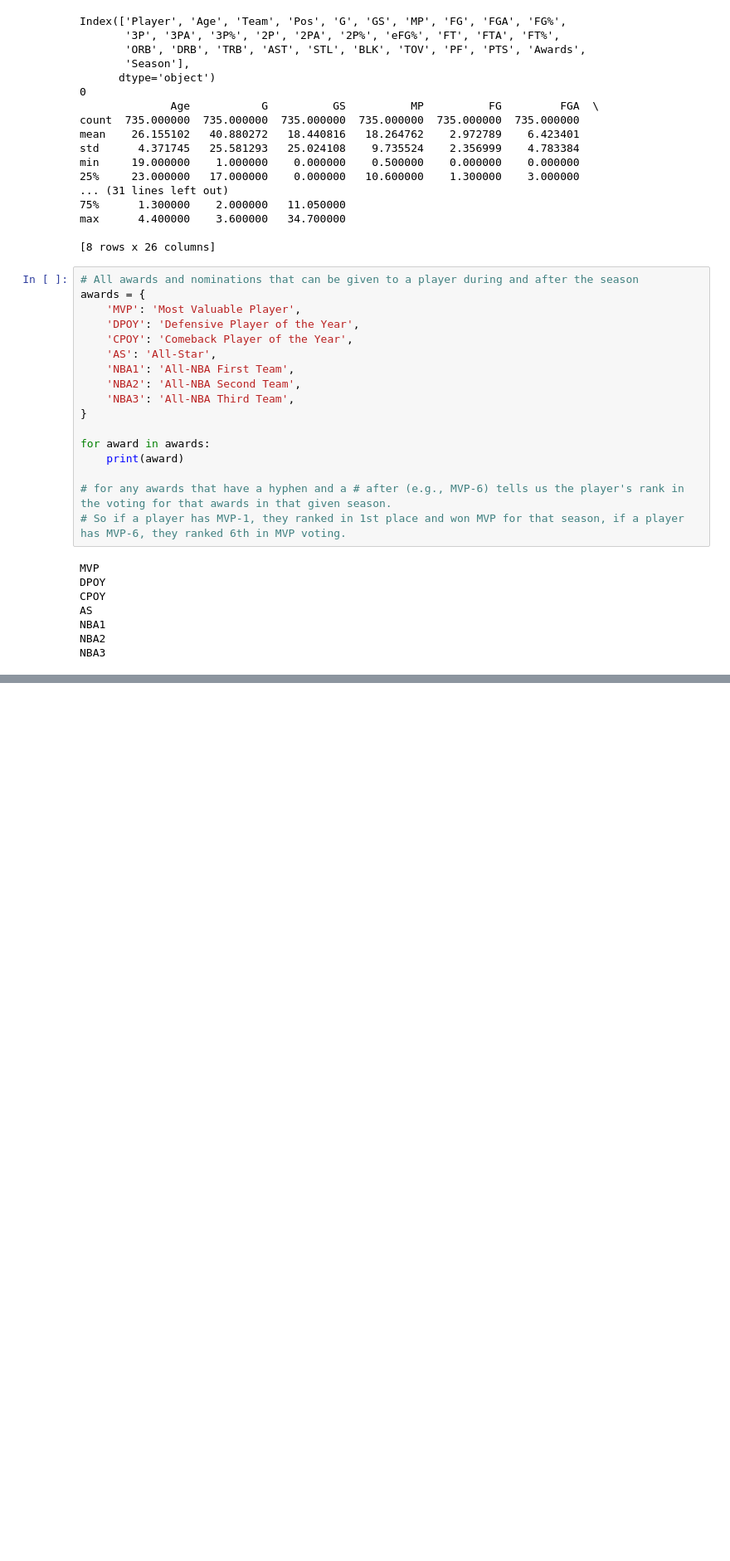
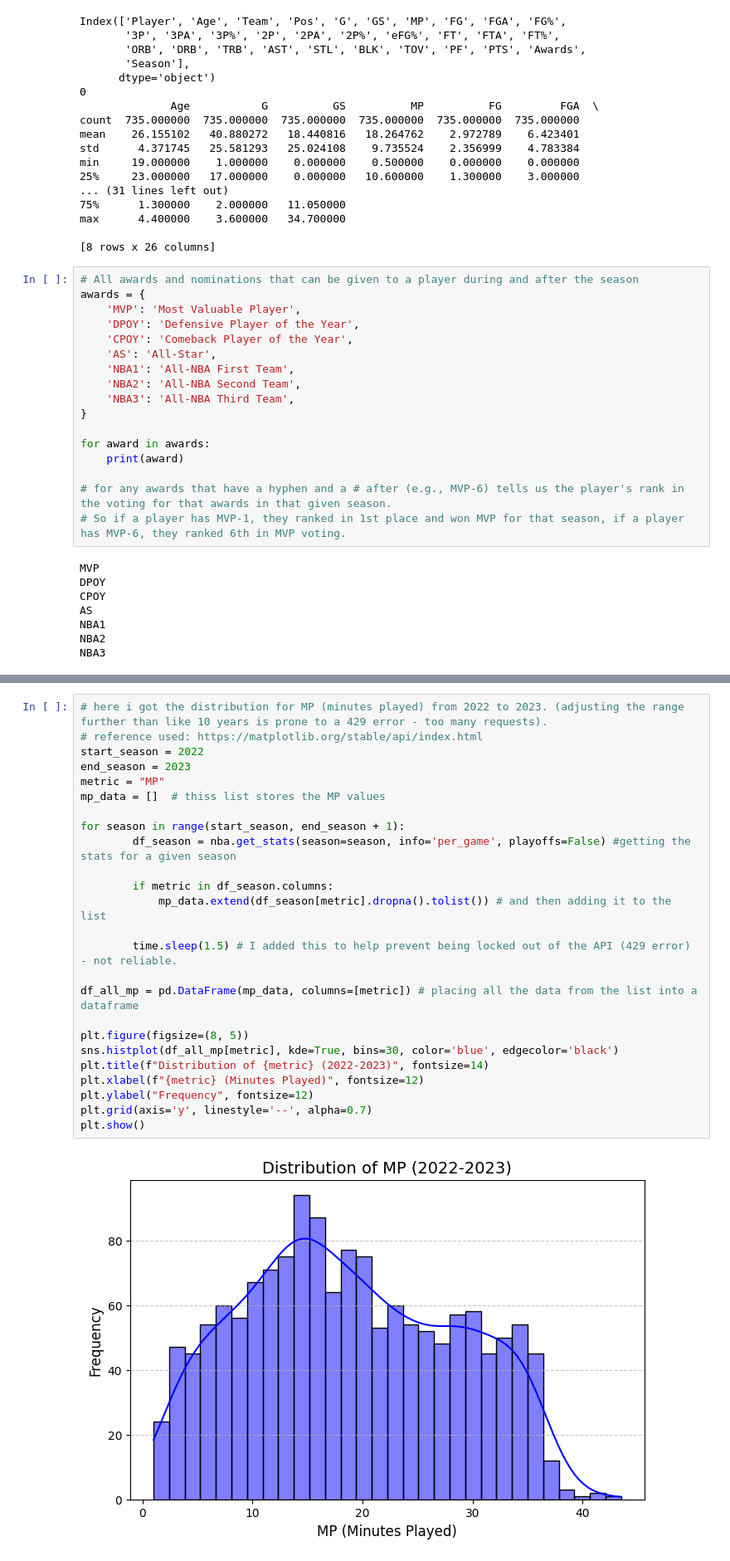
Before and after one commit to Jamcre/nba-award-data-mining, a Jupyter notebook: testFile.ipynb, the cells around one changed output, grey strips where cells are left out. Shown: that part at 83% size. Saved outputs shown, nothing was run; the diff lists cells and outputs as text; blank space fills up the shorter version.

Commit message:
started week 2

```diff
--- a/testFile.ipynb
+++ b/testFile.ipynb
@@ -133,0 +211,27 @@ print(df.head(20)) # getting all metrics/averages for players during the 2023-24
+# %%
+# here i got the distribution for MP (minutes played) from 2022 to 2023. (adjusting the range further than like 10 years is prone to a 429 error - too many requests).
+# reference used: https://matplotlib.org/stable/api/index.html
+start_season = 2022
+end_season = 2023
+metric = "MP"
+mp_data = []  # thiss list stores the MP values
+
+for season in range(start_season, end_season + 1):
+        df_season = nba.get_stats(season=season, info='per_game', playoffs=False) #getting the stats for a given season
+
+        if metric in df_season.columns:
+            mp_data.extend(df_season[metric].dropna().tolist()) # and then adding it to the list
+
+        time.sleep(1.5) # I added this to help prevent being locked out of the API (429 error) - not reliable.
+
+df_all_mp = pd.DataFrame(mp_data, columns=[metric]) # placing all the data from the list into a dataframe
+
+plt.figure(figsize=(8, 5))
+sns.histplot(df_all_mp[metric], kde=True, bins=30, color='blue', edgecolor='black')
+plt.title(f"Distribution of {metric} (2022-2023)", fontsize=14)
+plt.xlabel(f"{metric} (Minutes Played)", fontsize=12)
+plt.ylabel("Frequency", fontsize=12)
+plt.grid(axis='y', linestyle='--', alpha=0.7)
+plt.show()
+# %% [output]
+[figure, added]
```
Also changed, not shown: parts of 8 cells of this notebook.
